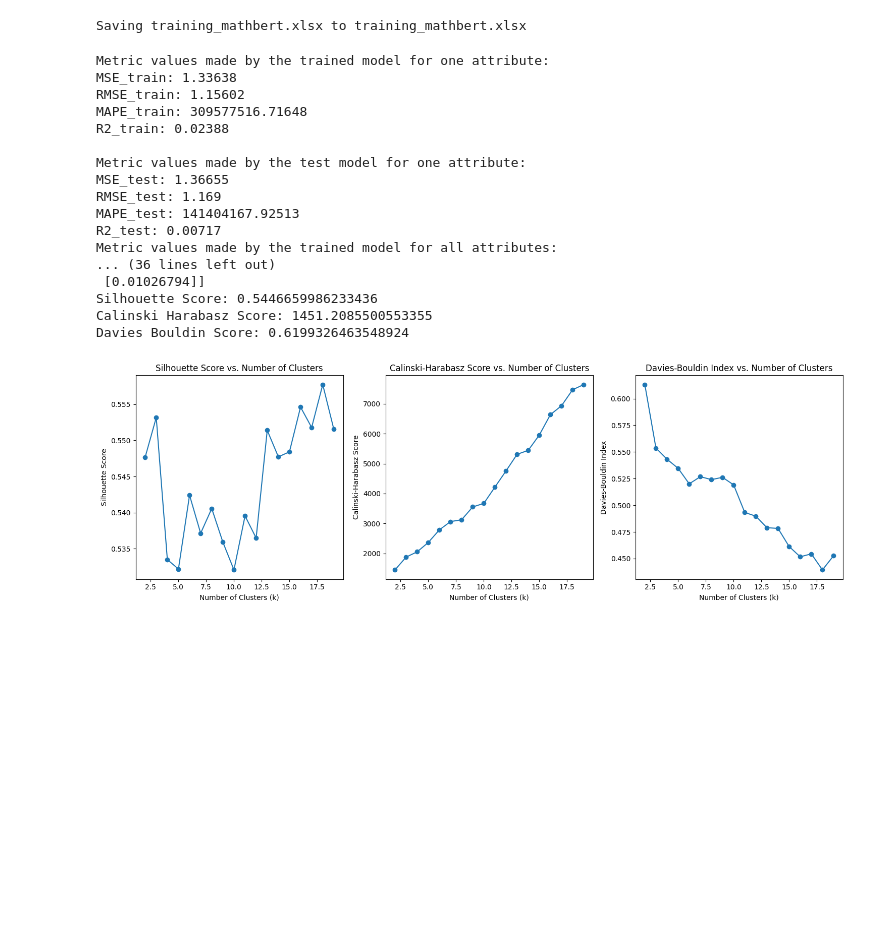
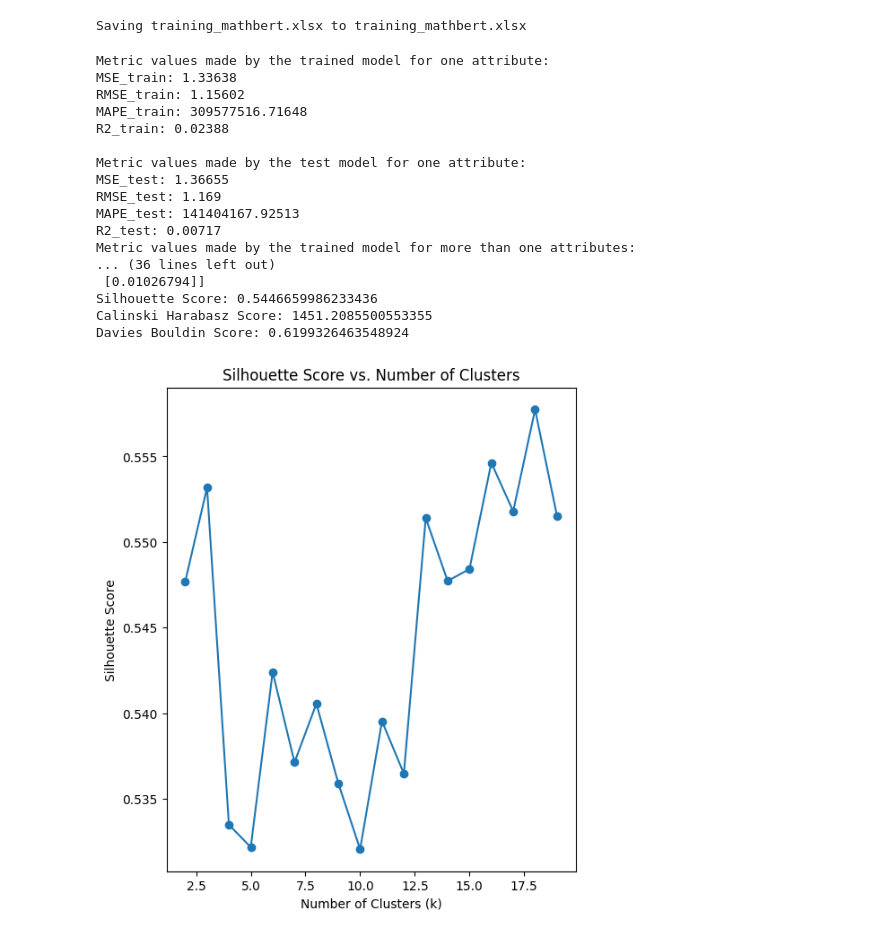
Before and after one commit to sripriyakonjarla/Machine_Learning, a Jupyter notebook: lab_session_5.ipynb, the cells around one changed output. Cells and saved outputs as stored; diff of their text form; code cells hidden in the pictures; blank space fills up the shorter version.

```diff
--- a/lab_session_5.ipynb
+++ b/lab_session_5.ipynb
@@ -54,9 +54,8 @@ def evaluate_clustering(X, k_values):
         ch_scores.append(calinski_harabasz_score(X, labels))
         dav_scores.append(davies_bouldin_score(X, labels))
 
-    plt.figure(figsize=(15, 5))
-
     # Silhouette Score Plot
+    plt.figure(figsize=(20, 7))
     plt.subplot(1, 3, 1)
     plt.plot(k_values, sil_scores, marker='o')
     plt.title("Silhouette Score vs. Number of Clusters")
@@ -64,6 +63,7 @@ def evaluate_clustering(X, k_values):
     plt.ylabel("Silhouette Score")
 
     # Calinski-Harabasz Score Plot
+    plt.figure(figsize=(20, 7))
     plt.subplot(1, 3, 2)
     plt.plot(k_values, ch_scores, marker='o')
     plt.title("Calinski-Harabasz Score vs. Number of Clusters")
@@ -71,6 +71,7 @@ def evaluate_clustering(X, k_values):
     plt.ylabel("Calinski-Harabasz Score")
 
     # Davies-Bouldin Index Plot
+    plt.figure(figsize=(20, 7))
     plt.subplot(1, 3, 3)
     plt.plot(k_values, dav_scores, marker='o')
     plt.title("Davies-Bouldin Index vs. Number of Clusters")
@@ -126,12 +127,12 @@ def main():
     MSE_train, RMSE_train, MAPE_train, R2_train, MSE_test, RMSE_test, MAPE_test, R2_test = calc_metrics(
         y_newtrain, y_newtrain_pred, y_newtest, y_newtest_pred)
 
-    print("Metric values made by the trained model for all attributes:")
+    print("Metric values made by the trained model for more than one attributes:")
     print(f"MSE_train: {round(MSE_train, 5)}")
     print(f"RMSE_train: {round(RMSE_train, 5)}")
     print(f"MAPE_train: {round(MAPE_train, 5)}")
     print(f"R2_train: {round(R2_train, 5)}")
-    print("\nMetric values made by the test model for all attributes:")
+    print("\nMetric values made by the test model for more than one attributes:")
     print(f"MSE_test: {round(MSE_test, 5)}")
     print(f"RMSE_test: {round(RMSE_test, 5)}")
     print(f"MAPE_test: {round(MAPE_test, 5)}")
@@ -152,32 +153,32 @@ def main():
 
     # Evaluate clustering metrics for different k values
     k_values = list(range(2, 20))
     evaluate_clustering(X_train, k_values)
 
     # Evaluate clustering for different k values
     distortions = [KMeans(n_clusters=k, n_init="auto").fit(X_train).inertia_ for k in k_values]
     plot_distortions(k_values, distortions)
 
 
 
 if __name__ == "__main__":
     main()
 # %% [output]
 Metric values made by the trained model for one attribute:
 MSE_train: 1.33638
 RMSE_train: 1.15602
 MAPE_train: 309577516.71648
 R2_train: 0.02388
 
 Metric values made by the test model for one attribute:
 MSE_test: 1.36655
 RMSE_test: 1.169
 MAPE_test: 141404167.92513
 R2_test: 0.00717
-Metric values made by the trained model for all attributes:
+Metric values made by the trained model for more than one attributes:
 ... (36 lines left out)
  [0.01026794]]
 Silhouette Score: 0.5446659986233436
 Calinski Harabasz Score: 1451.2085500553355
 Davies Bouldin Score: 0.6199326463548924
-[figure, old version]
+[figure, new version]
```
Also changed, not shown: parts of 1 cell of this notebook.
